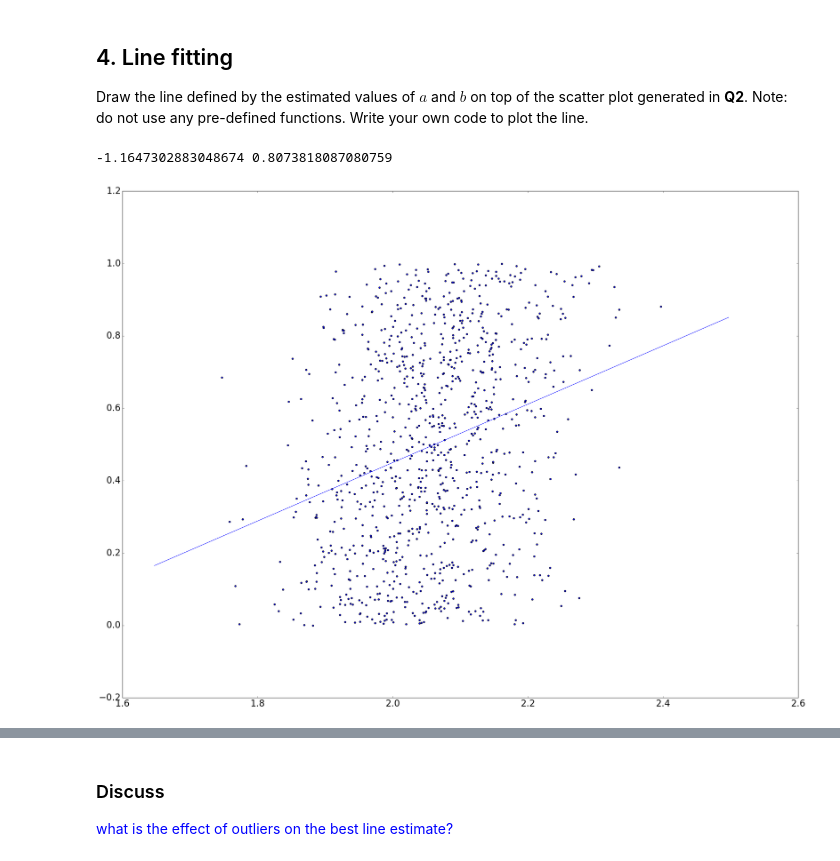
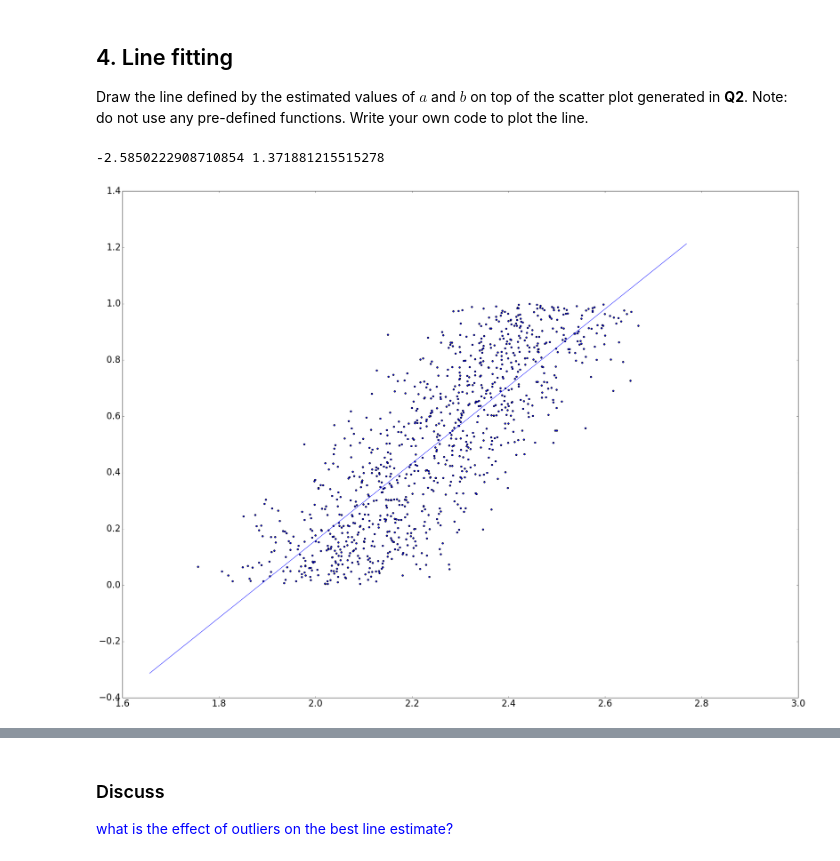
Before and after one commit to JoshVanL/SPS_LabWork, a Jupyter notebook: 3LAB/Lab3_Jupyter.ipynb, the cells around one changed output, grey strips where cells are left out. Drawn from its saved outputs; the diff is of its cells as text; code cells hidden in the pictures.

```diff
--- a/3LAB/Lab3_Jupyter.ipynb
+++ b/3LAB/Lab3_Jupyter.ipynb
@@ -100,23 +102,23 @@ estimated values of m and c
 
 Draw the line defined by the estimated values of $a$ and $b$ on top of the scatter plot generated in **Q2**. Note: do not use any pre-defined functions. Write your own code to plot the line.
 # %%
-x,y = genFunc(0.1, 2, 1000)
+x,y = genFunc(0.5, 2, 1000)
 
 als = getAls(x,y,2)
 a = als.item(0)
 b = als.item(1)
 print(a,b)
 
 fig = plt.figure()
 ax = fig.add_subplot(111)
 ax.scatter(x,y)
 
 xp = np.array([np.amin(x)-0.1, np.amax(x)+0.1])
 yp = np.array(b*xp + a).reshape(2)
 pl = plt.plot(xp,yp)
 # %% [output]
--1.1647302883048674 0.8073818087080759
+-2.5850222908710854 1.371881215515278
-[figure, old version]
+[figure, new version]
 # %% [markdown]
 ## 5. Outliers ##
 Add a few outliers to your data. For example, add the points {(0.5, 5), (0.6, 5), (0.7, 5)} to the sampled sequences from Q2.
```
Also changed, not shown: parts of 7 cells of this notebook.
